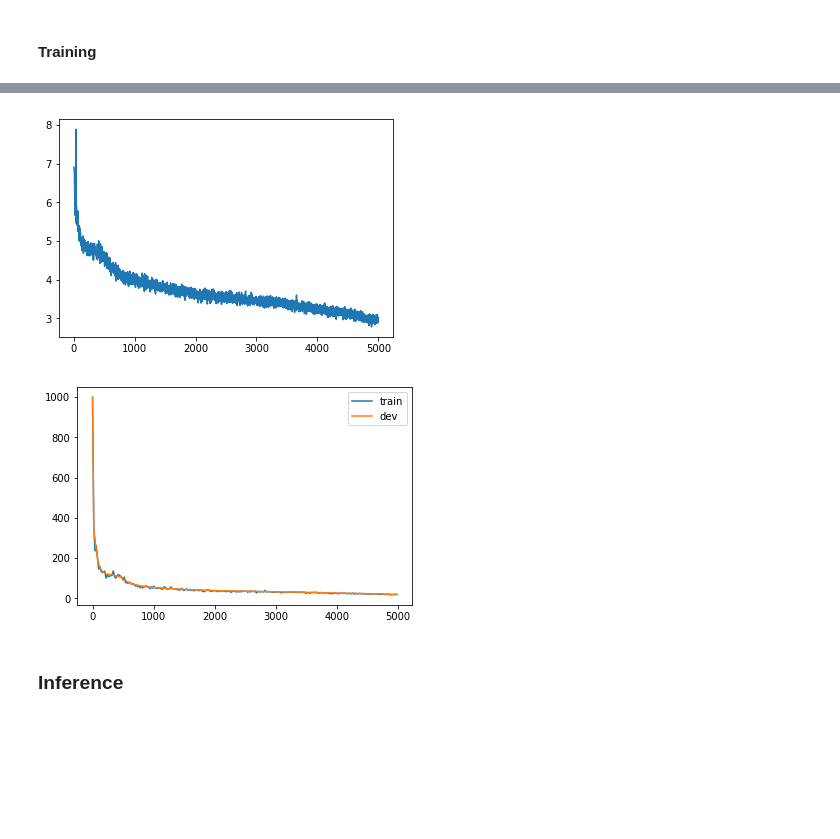
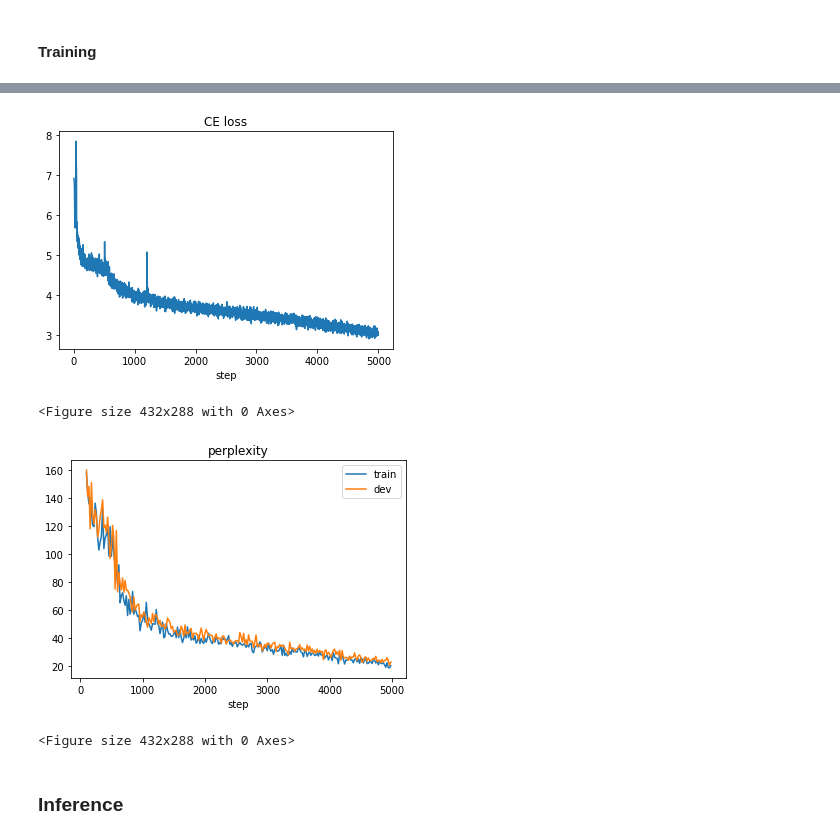
Before and after one commit to AaronYALai/Seq2seqAttn_ECM, a Jupyter notebook: Seq2seqAttn.ipynb, the cells around one changed output, grey strips where cells are left out. Cells and saved outputs as stored; diff of their text form; code cells hidden in the pictures; blank space fills up the shorter version.

Commit message:
add images

```diff
--- a/Seq2seqAttn.ipynb
+++ b/Seq2seqAttn.ipynb
@@ -882,7 +882,9 @@ logits, infer_outputs = build_decoder(encoder_outputs, encoder_states, embedding
                        attention_wrap=AttentionWrapper, attn_num_units=128,
                        target_ids=target_ids, name="decoder4")
 # %%
-sess = tf.Session()
+gpu_options = tf.GPUOptions(per_process_gpu_memory_fraction=0.05)
+sess = tf.Session(config=tf.ConfigProto(log_device_placement=False,
+                                        gpu_options=gpu_options))
 init = tf.global_variables_initializer()
 sess.run(init)
 results = sess.run(tf.nn.softmax(logits), feed_dict={source_ids: [[3, 3, 3], [4, 5, 6]],
@@ -915,7 +917,6 @@ logits, infer_outputs = build_decoder(encoder_outputs, encoder_states, embedding
                         infer_type="beam_search", beam_size=5,
                         max_iter=10, name="a4")
 # %%
-sess = tf.Session()
 init = tf.global_variables_initializer()
 sess.run(init)
 inf_results = sess.run(infer_outputs, feed_dict={source_ids: [[3, 3, 3], [4, 5, 6], [10, 10, 10]]})
@@ -1335,13 +1336,15 @@ try:
             # dev perplexity
             dev_str = ""
             if dev_source_data is not None:
+                dev_inds = np.random.choice(
+                    len(dev_source_data), batch_size)
                 dev_feed_dict = {
-                    source_ids: dev_source_data,
-                    target_ids: dev_target_data,
-                    sequence_mask: dev_masks,
+                    source_ids: dev_source_data[dev_inds],
+                    target_ids: dev_target_data[dev_inds],
+                    sequence_mask: dev_masks[dev_inds],
                 }
                 dev_perp = compute_perplexity(
-                    sess, CE, dev_masks, dev_feed_dict)
+                    sess, CE, dev_masks[dev_inds], dev_feed_dict)
                 dev_perps.append(dev_perp)
                 dev_str = "dev_prep: {:.3f}, ".format(dev_perp)
 
@@ -1382,23 +1385,29 @@ Storing checkpoint to ./log_s2sattn/ ... Done.
 # %%
 # plot loss
 plt.figure()
 plt.plot(losses)
+plt.title("CE loss")
+plt.xlabel("step")
 plt.show()
-# plt.savefig(loss_fig)
+plt.savefig(loss_fig)
 
 # plot perplexity
 plt.figure()
 if len(perps) > len(steps):
     perps.pop()
-plt.plot(steps, perps, label="train")
+plt.plot(steps[5:], perps[5:], label="train")
 if dev_source_data is not None:
-    plt.plot(steps, dev_perps, label="dev")
+    plt.plot(steps[5:], dev_perps[5:], label="dev")
+plt.title("perplexity")
+plt.xlabel("step")
 plt.legend()
 plt.show()
-# plt.savefig(perp_fig)
+plt.savefig(perp_fig)
 # %% [output]
-[figure, old version]
+[figure, new version]
+<Figure size 432x288 with 0 Axes>
-[figure, old version]
+[figure, new version]
+<Figure size 432x288 with 0 Axes>
 # %% [markdown]
 ### Inference
 # %%
```
Also changed, not shown: parts of 5 cells of this notebook, 4 other files.
